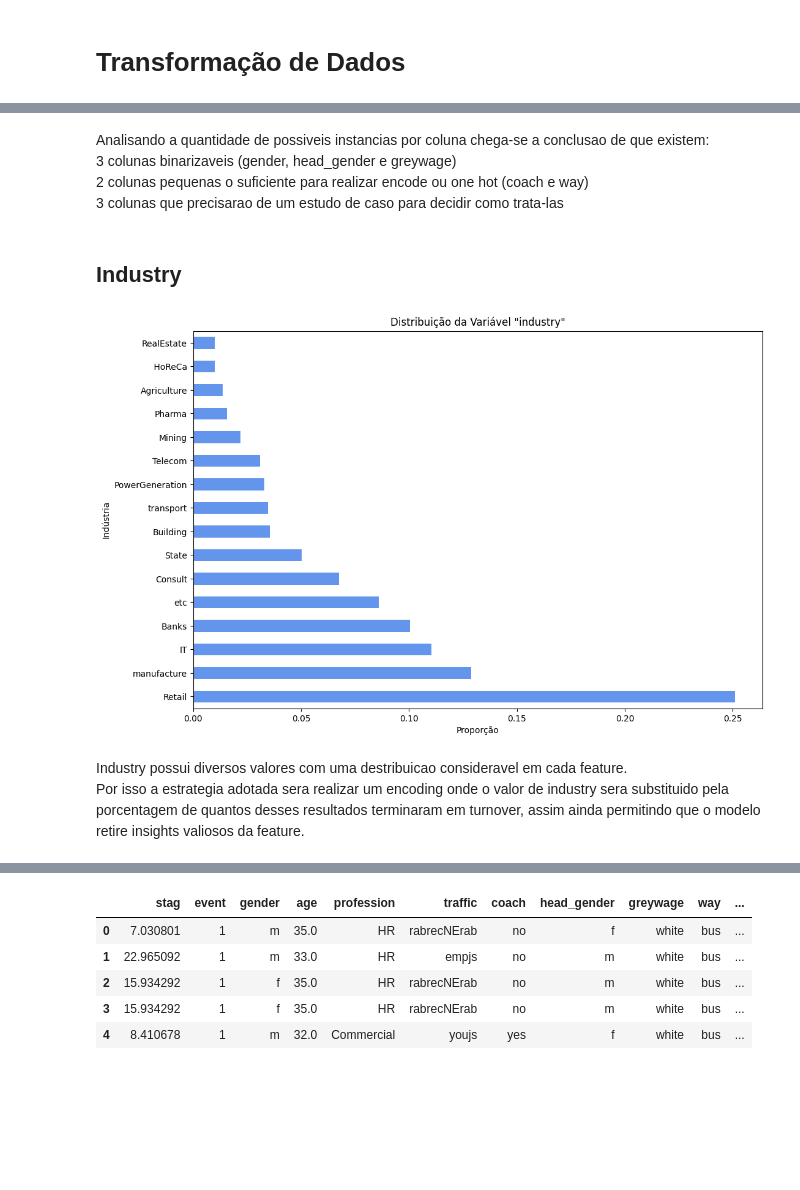
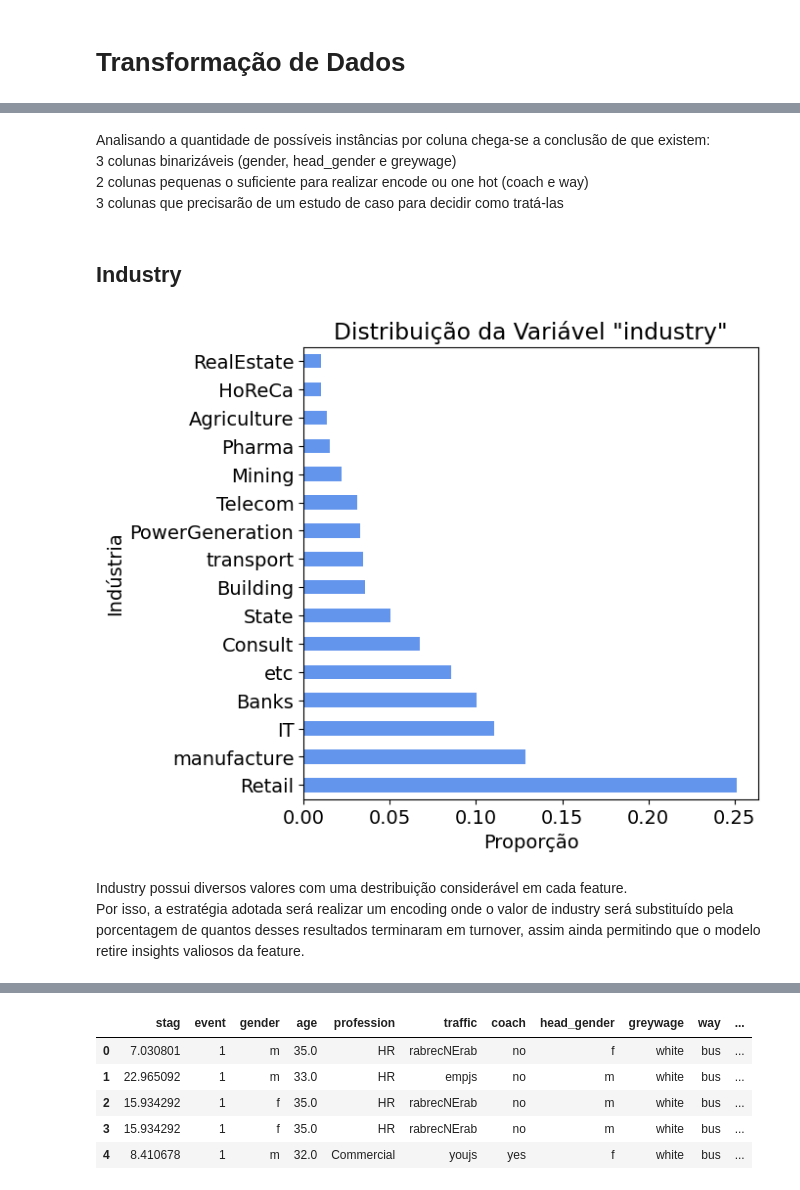
Before and after one commit to ToniLommez/EmployeeTurnover_IA, a Jupyter notebook: EmployeeTurnover.ipynb, the cells around one changed output, grey strips where cells are left out. Saved outputs shown, nothing was run; the diff lists cells and outputs as text; code cells hidden in the pictures; blank space fills up the shorter version.

```diff
--- a/EmployeeTurnover.ipynb
+++ b/EmployeeTurnover.ipynb
@@ -165,0 +164,21 @@ dtype: int64
+# %%
+import matplotlib.pyplot as plt
+
+plt.rcParams.update({'font.size': 14})
+
+# Seleciona apenas colunas não numéricas
+non_numeric_columns = turnover_data.select_dtypes(exclude=['float64', 'int64'])
+
+plt.figure(figsize=(6, 5))
+
+# Para cada coluna categórica
+for col in non_numeric_columns.columns:
+    values = turnover_data[col].value_counts().tolist()
+    plt.plot(range(len(values)), values, marker='.', label=col)
+
+plt.xlabel('Índice dos Atributos')
+plt.ylabel('Quantidade')
+plt.title('Distribuição de atributos categoricos')
+plt.legend(title='Colunas Categóricas', loc='upper right')
+plt.grid(True, which='both', linestyle=':', linewidth=1)
+plt.show()
@@ -166,26 +187,26 @@ dtype: int64
 # %% [markdown]
-Analisando a quantidade de possiveis instancias por coluna chega-se a conclusao de que existem:
-3 colunas binarizaveis (gender, head_gender e greywage)
+Analisando a quantidade de possíveis instâncias por coluna chega-se a conclusão de que existem:
+3 colunas binarizáveis (gender, head_gender e greywage)
 2 colunas pequenas o suficiente para realizar encode ou one hot (coach e way)
-3 colunas que precisarao de um estudo de caso para decidir como trata-las
+3 colunas que precisarão de um estudo de caso para decidir como tratá-las
 # %% [markdown]
 ## Industry
 # %%
 # Análise da variável 'industry'
 industry_distribution = turnover_data['industry'].value_counts(normalize=True)
 
 # Plotando a distribuição
-plt.figure(figsize=(12, 8))
+plt.figure(figsize=(6, 6))
 industry_distribution.plot(kind='barh', color='cornflowerblue')
 plt.title('Distribuição da Variável "industry"')
 plt.xlabel('Proporção')
 plt.ylabel('Indústria')
 plt.show()
 # %% [output]
-[figure, old version]
+[figure, new version]
 # %% [markdown]
-Industry possui diversos valores com uma destribuicao consideravel em cada feature.
-Por isso a estrategia adotada sera realizar um encoding onde o valor de industry sera substituido pela porcentagem de quantos desses resultados terminaram em turnover, assim ainda permitindo que o modelo retire insights valiosos da feature.
+Industry possui diversos valores com uma destribuição considerável em cada feature.
+Por isso, a estratégia adotada será realizar um encoding onde o valor de industry será substituído pela porcentagem de quantos desses resultados terminaram em turnover, assim ainda permitindo que o modelo retire insights valiosos da feature.
 # %%
 # Calculando a relação de target (mean encoding) para a variável 'industry'
 industry_target_relation = turnover_data.groupby('industry')['event'].mean()
```
Also changed, not shown: parts of 43 cells of this notebook.
